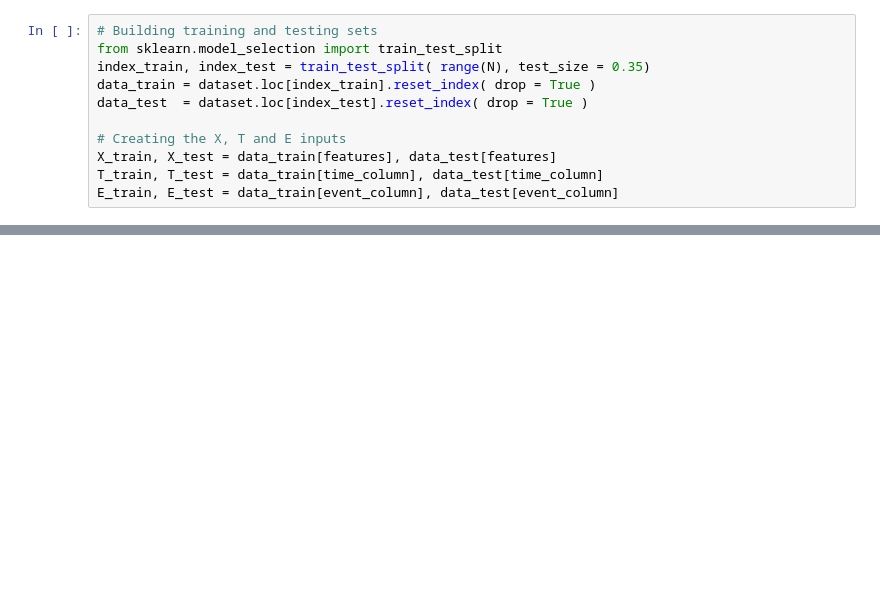
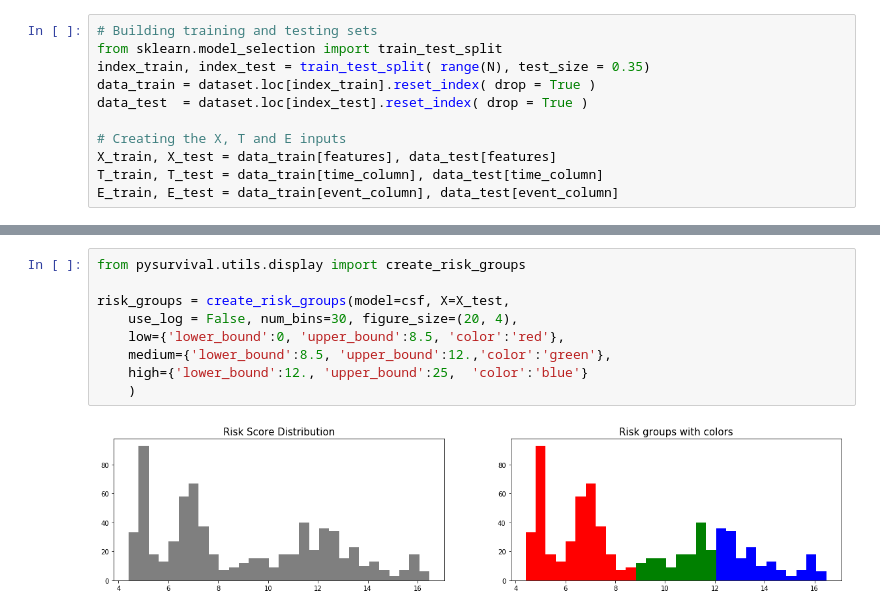
Before and after one commit to 3lv27/60DaysOfMLCode, a Jupyter notebook: notebooks/Datathon/pySurvExample.ipynb, the cells around one changed output, grey strips where cells are left out. Saved outputs shown, nothing was run; the diff lists cells and outputs as text; blank space fills up the shorter version.

```diff
--- a/notebooks/Datathon/pySurvExample.ipynb
+++ b/notebooks/Datathon/pySurvExample.ipynb
@@ -65,0 +102,11 @@ pandas.core.series.Series
+# %%
+from pysurvival.utils.display import create_risk_groups
+
+risk_groups = create_risk_groups(model=csf, X=X_test,
+    use_log = False, num_bins=30, figure_size=(20, 4),
+    low={'lower_bound':0, 'upper_bound':8.5, 'color':'red'},
+    medium={'lower_bound':8.5, 'upper_bound':12.,'color':'green'},
+    high={'lower_bound':12., 'upper_bound':25,  'color':'blue'}
+    )
+# %% [output]
+[figure, added]
```
Also changed, not shown: parts of 6 cells of this notebook, 2 other files.
